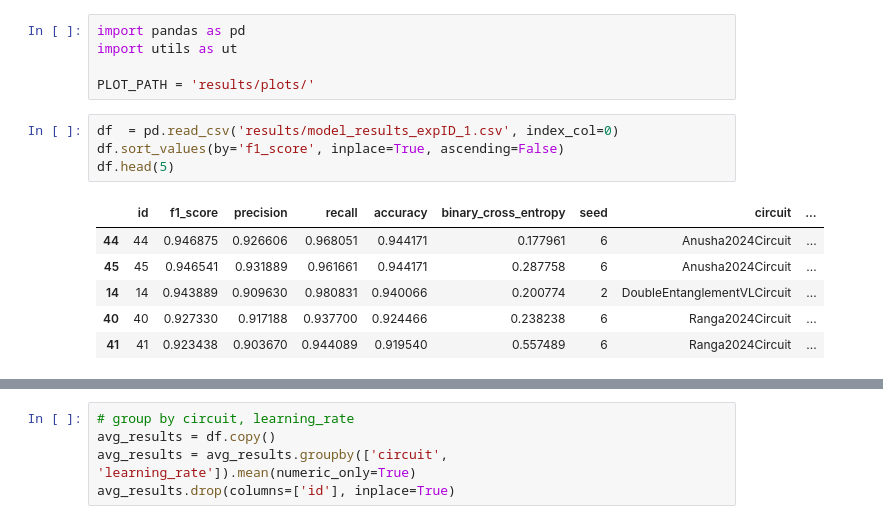
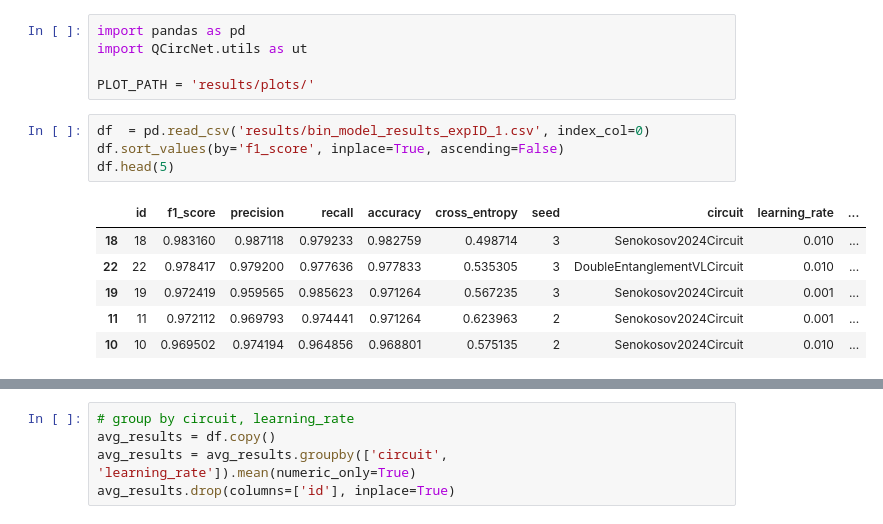
Before and after one commit to jonasmicheML/quantum-nn-pennylane, a Jupyter notebook: analysis.ipynb, the cells around one changed output, grey strips where cells are left out. Cells and saved outputs as stored; diff of their text form.

```diff
--- a/analysis.ipynb
+++ b/analysis.ipynb
@@ -1,19 +1,19 @@
 # %%
 import pandas as pd
-import utils as ut
+import QCircNet.utils as ut
 
 PLOT_PATH = 'results/plots/'
 # %%
-df  = pd.read_csv('results/model_results_expID_1.csv', index_col=0)
+df  = pd.read_csv('results/bin_model_results_expID_1.csv', index_col=0)
 df.sort_values(by='f1_score', inplace=True, ascending=False)
 df.head(5)
 # %% [output]
-|  | id | f1_score | precision | recall | accuracy | binary_cross_entropy | seed | circuit | ... |
-| 44 | 44 | 0.946875 | 0.926606 | 0.968051 | 0.944171 | 0.177961 | 6 | Anusha2024Circuit | ... |
-| 45 | 45 | 0.946541 | 0.931889 | 0.961661 | 0.944171 | 0.287758 | 6 | Anusha2024Circuit | ... |
-| 14 | 14 | 0.943889 | 0.909630 | 0.980831 | 0.940066 | 0.200774 | 2 | DoubleEntanglementVLCircuit | ... |
-| 40 | 40 | 0.927330 | 0.917188 | 0.937700 | 0.924466 | 0.238238 | 6 | Ranga2024Circuit | ... |
-| 41 | 41 | 0.923438 | 0.903670 | 0.944089 | 0.919540 | 0.557489 | 6 | Ranga2024Circuit | ... |
+|  | id | f1_score | precision | recall | accuracy | cross_entropy | seed | circuit | learning_rate | ... |
+| 18 | 18 | 0.983160 | 0.987118 | 0.979233 | 0.982759 | 0.498714 | 3 | Senokosov2024Circuit | 0.010 | ... |
+| 22 | 22 | 0.978417 | 0.979200 | 0.977636 | 0.977833 | 0.535305 | 3 | DoubleEntanglementVLCircuit | 0.010 | ... |
+| 19 | 19 | 0.972419 | 0.959565 | 0.985623 | 0.971264 | 0.567235 | 3 | Senokosov2024Circuit | 0.001 | ... |
+| 11 | 11 | 0.972112 | 0.969793 | 0.974441 | 0.971264 | 0.623963 | 2 | Senokosov2024Circuit | 0.001 | ... |
+| 10 | 10 | 0.969502 | 0.974194 | 0.964856 | 0.968801 | 0.575135 | 2 | Senokosov2024Circuit | 0.010 | ... |
 # %%
 ut.plot_training_history(df, run_id=44, save_path=PLOT_PATH)
 # %% [output]
```
Also changed, not shown: parts of 2 cells of this notebook, 3 other files.
